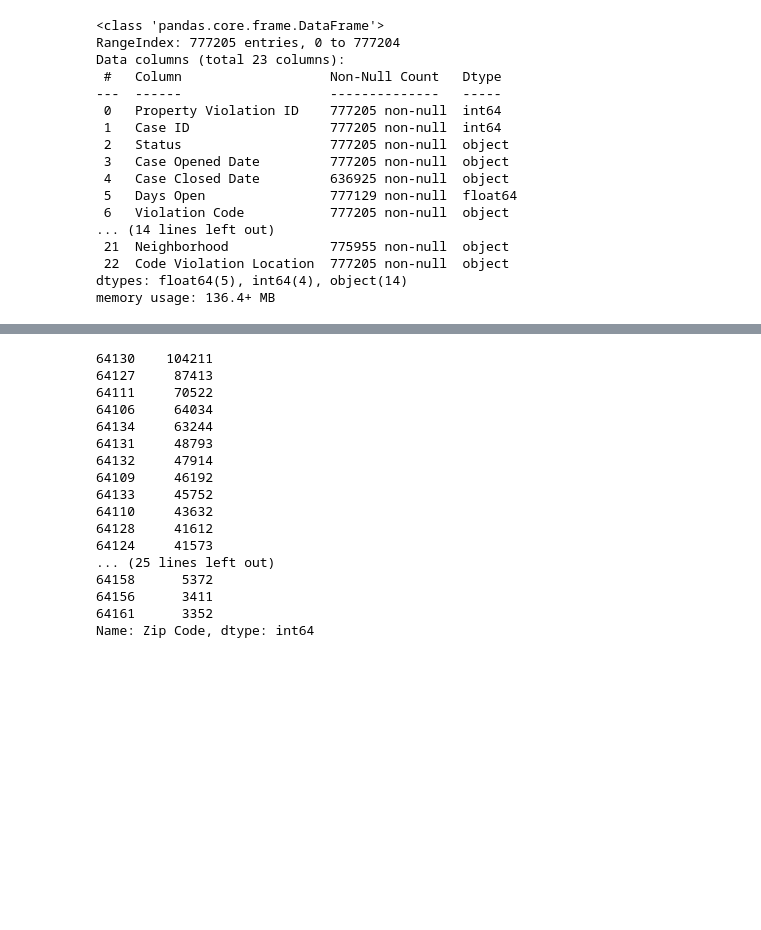
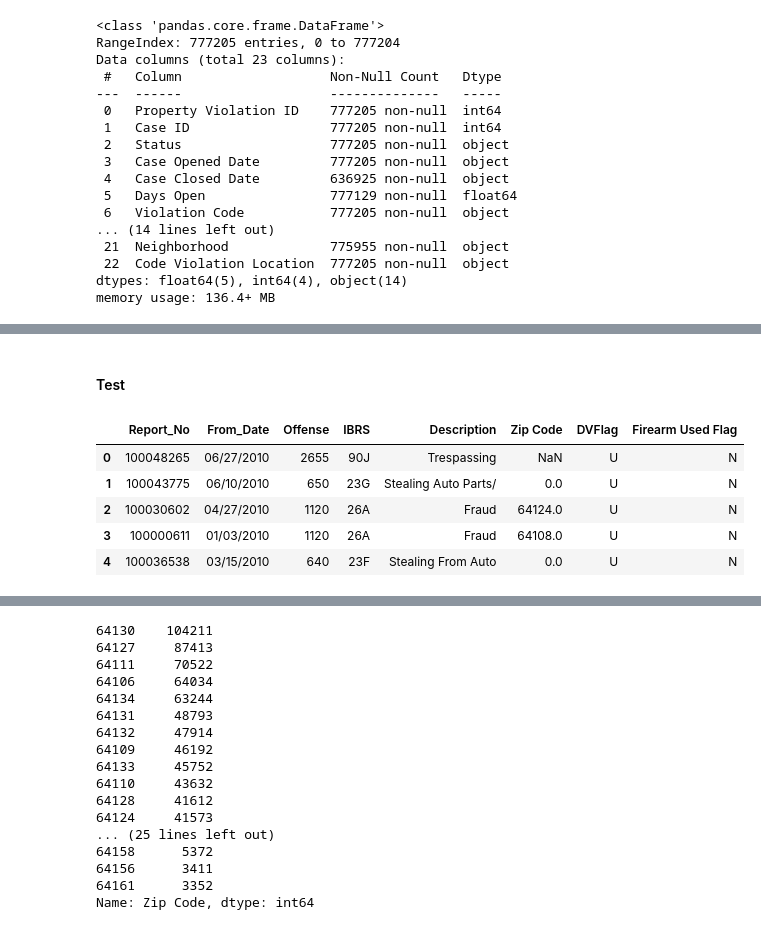
Before and after one commit to sjhaluck/KCMO-Property-and-Crime, a Jupyter notebook: KC_property_crime.ipynb, the cells around one changed output, grey strips where cells are left out. Cells and saved outputs as stored; diff of their text form; code cells hidden in the pictures; blank space fills up the shorter version.

```diff
--- a/KC_property_crime.ipynb
+++ b/KC_property_crime.ipynb
@@ -275,0 +334,12 @@ memory usage: 136.4+ MB
+# %% [markdown]
+#### Test
+# %%
+# examine new simplified dataframe
+crimes_clean.head()
+# %% [output]
+|  | Report_No | From_Date | Offense | IBRS | Description | Zip Code | DVFlag | Firearm Used Flag |
+| 0 | 100048265 | 06/27/2010 | 2655 | 90J | Trespassing | NaN | U | N |
+| 1 | 100043775 | 06/10/2010 | 650 | 23G | Stealing Auto Parts/ | 0.0 | U | N |
+| 2 | 100030602 | 04/27/2010 | 1120 | 26A | Fraud | 64124.0 | U | N |
+| 3 | 100000611 | 01/03/2010 | 1120 | 26A | Fraud | 64108.0 | U | N |
+| 4 | 100036538 | 03/15/2010 | 640 | 23F | Stealing From Auto | 0.0 | U | N |
```
Also changed, not shown: parts of 31 cells of this notebook.
